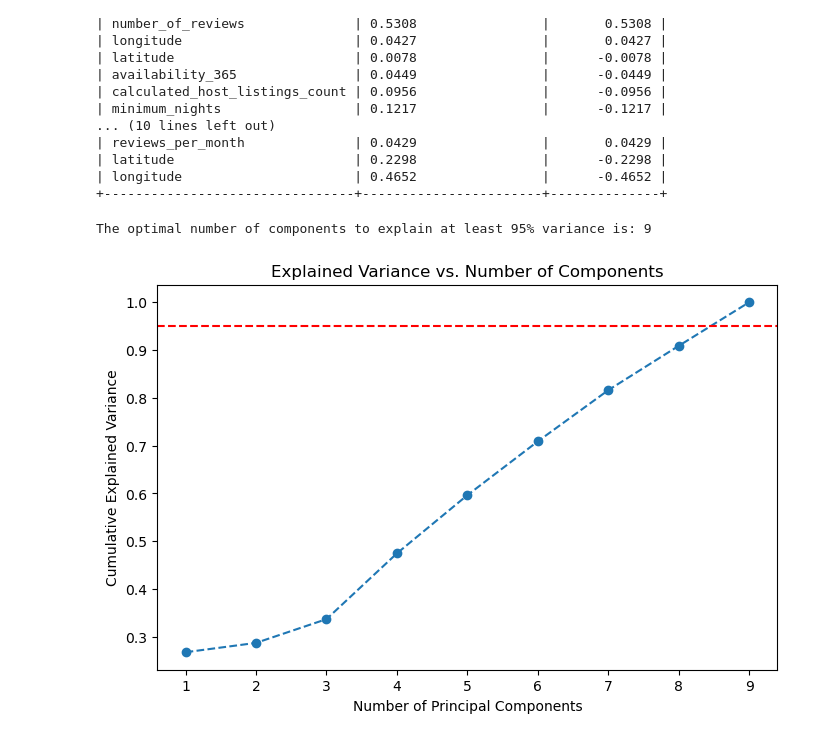
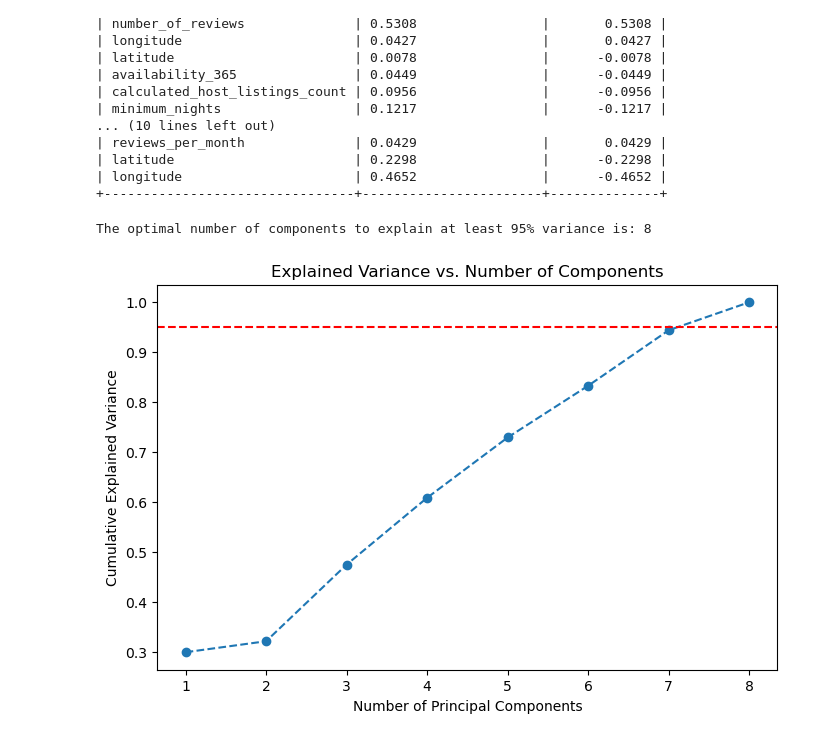
Before and after one commit to heinrichhegenbarth/KAN-CDSCO2004U_Machine_Learning_and_Deep_Learning, a Jupyter notebook: Assignment_1/assignment.ipynb, the cells around one changed output. Drawn from its saved outputs; the diff is of its cells as text; code cells hidden in the pictures.

```diff
--- a/Assignment_1/assignment.ipynb
+++ b/Assignment_1/assignment.ipynb
@@ -445,28 +445,31 @@ Top features for PC1:
 # print("Features contributing to the first principal component (PC2):")
 # print(top_features2)
 # %%
-eigenvalues, _ = np.linalg.eig(corr_matrix)
+# Drop the column and rows for price in the correlation matrix
+corr_matrix_no_price = corr_matrix.drop(columns=['price']).drop(index=['price'])
+
+eigenvalues, _ = np.linalg.eig(corr_matrix_no_price)
 
 # 3. Compute explained variance ratio
 explained_variance_ratio = eigenvalues / np.sum(eigenvalues)
 
 # 4. Compute cumulative explained variance
 cumulative_variance = np.cumsum(explained_variance_ratio)
 
 # 5. Find the number of components that explain at least 95% of the variance
 n_components = np.argmax(cumulative_variance >= 0.95) + 1  # +1 to convert index to count
 
 # Print the result
 print(f"The optimal number of components to explain at least 95% variance is: {n_components}")
 
 # 6. Optional: Visualize the explained variance
 plt.figure(figsize=(8, 5))
 plt.plot(range(1, len(cumulative_variance) + 1), cumulative_variance, marker='o', linestyle='--')
 plt.axhline(y=0.95, color='r', linestyle='--')  # 95% threshold
 plt.xlabel('Number of Principal Components')
 plt.ylabel('Cumulative Explained Variance')
 plt.title('Explained Variance vs. Number of Components')
 plt.show()
 # %% [output]
-The optimal number of components to explain at least 95% variance is: 9
+The optimal number of components to explain at least 95% variance is: 8
-[figure, old version]
+[figure, new version]
```
